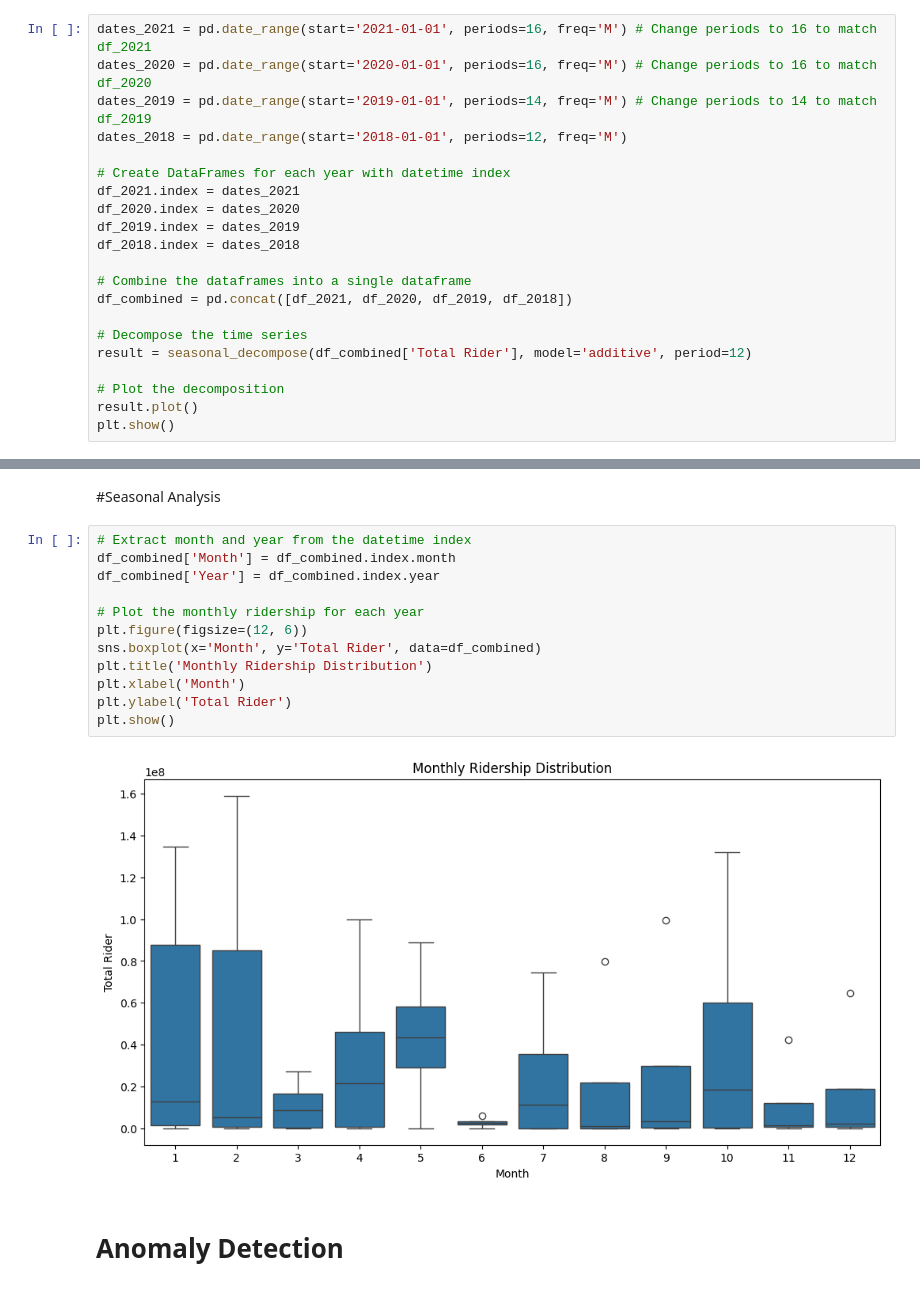
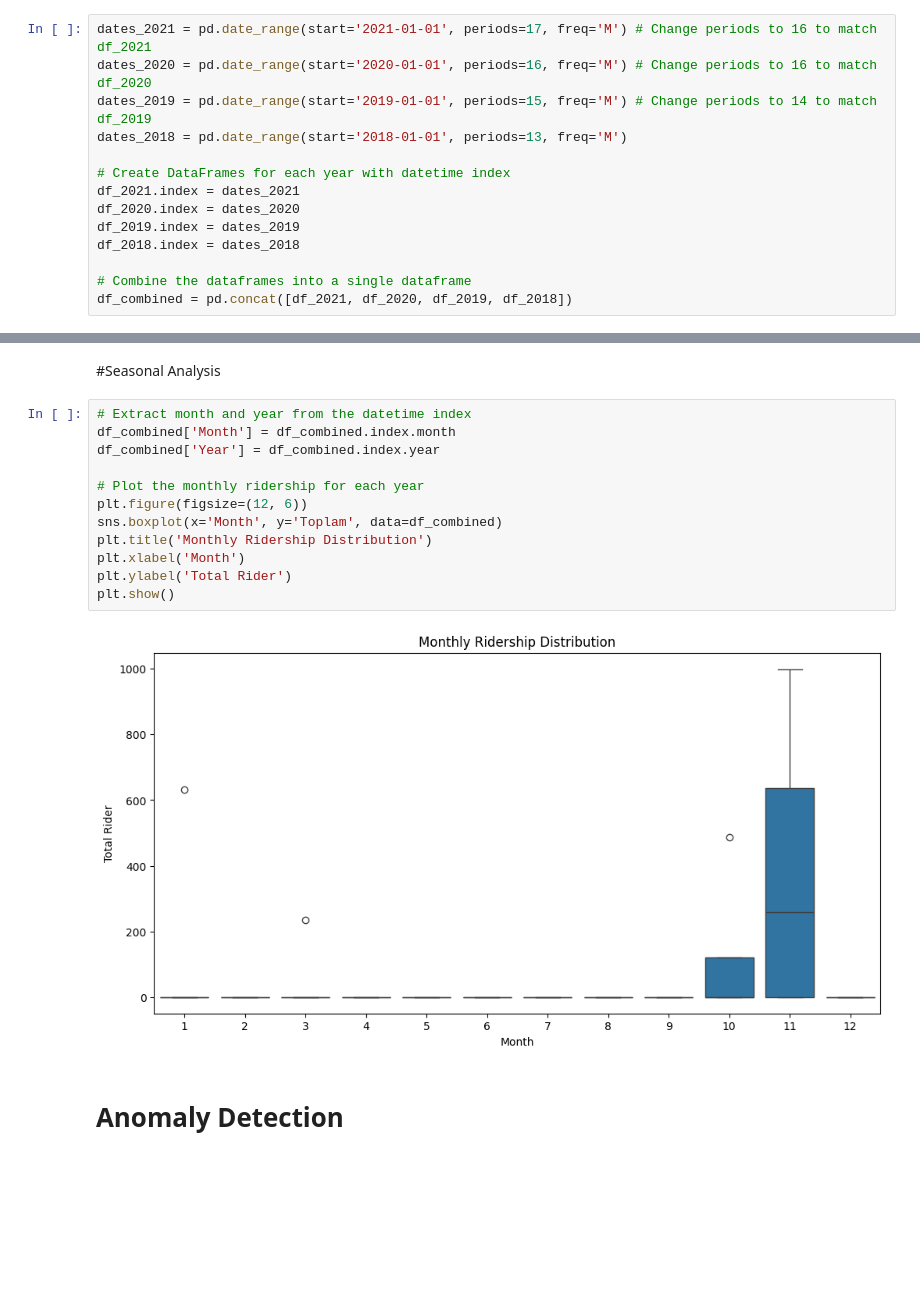
Before and after one commit to uygararas/ie423, a Jupyter notebook: hackathon.ipynb, the cells around one changed output, grey strips where cells are left out. Drawn from its saved outputs; the diff is of its cells as text; blank space fills up the shorter version.

```diff
--- a/hackathon.ipynb
+++ b/hackathon.ipynb
@@ -74,10 +75,10 @@ df_2021
 # **Decomposition of Total Ridership Time Series**
 This decomposition analysis breaks down the total ridership time series into its trend, seasonal, and residual components. The trend component shows the overall direction of ridership over time, while the seasonal component highlights recurring patterns at fixed intervals. The residual component represents the random fluctuations in the data. By understanding these components, we can gain insights into the factors driving ridership patterns and make more informed predictions about future ridership.
 # %%
-dates_2021 = pd.date_range(start='2021-01-01', periods=16, freq='M') # Change periods to 16 to match df_2021
+dates_2021 = pd.date_range(start='2021-01-01', periods=17, freq='M') # Change periods to 16 to match df_2021
 dates_2020 = pd.date_range(start='2020-01-01', periods=16, freq='M') # Change periods to 16 to match df_2020
-dates_2019 = pd.date_range(start='2019-01-01', periods=14, freq='M') # Change periods to 14 to match df_2019
-dates_2018 = pd.date_range(start='2018-01-01', periods=12, freq='M')
+dates_2019 = pd.date_range(start='2019-01-01', periods=15, freq='M') # Change periods to 14 to match df_2019
+dates_2018 = pd.date_range(start='2018-01-01', periods=13, freq='M')
 
 # Create DataFrames for each year with datetime index
 df_2021.index = dates_2021
@@ -87,10 +88,3 @@ df_2018.index = dates_2018
 
 # Combine the dataframes into a single dataframe
 df_combined = pd.concat([df_2021, df_2020, df_2019, df_2018])
-
-# Decompose the time series
-result = seasonal_decompose(df_combined['Total Rider'], model='additive', period=12)
-
-# Plot the decomposition
-result.plot()
-plt.show()
@@ -142,17 +140,17 @@ plt.show()
 # %%
 # Extract month and year from the datetime index
 df_combined['Month'] = df_combined.index.month
 df_combined['Year'] = df_combined.index.year
 
 # Plot the monthly ridership for each year
 plt.figure(figsize=(12, 6))
-sns.boxplot(x='Month', y='Total Rider', data=df_combined)
+sns.boxplot(x='Month', y='Toplam', data=df_combined)
 plt.title('Monthly Ridership Distribution')
 plt.xlabel('Month')
 plt.ylabel('Total Rider')
 plt.show()
 # %% [output]
-[figure, old version]
+[figure, new version]
 # %% [markdown]
 # Anomaly Detection
 # %%
```
Also changed, not shown: parts of 21 cells of this notebook.
